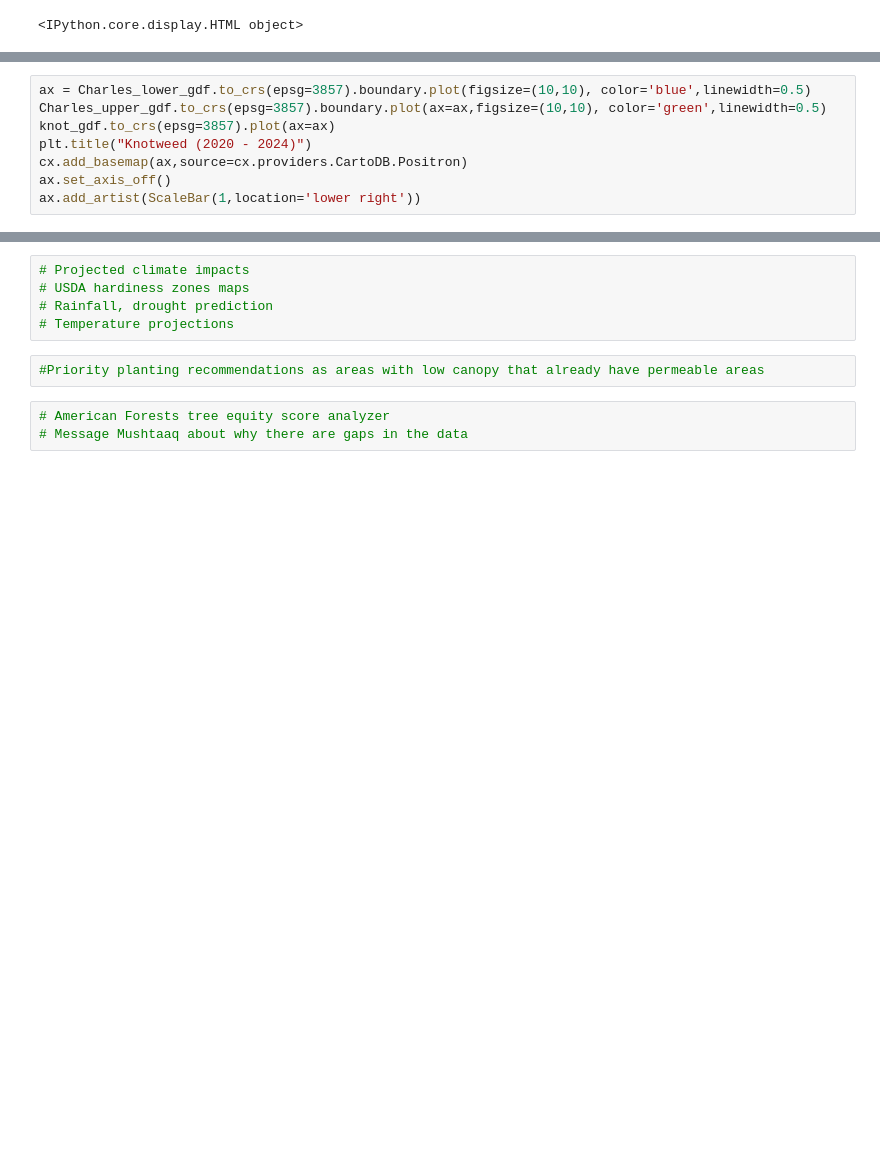
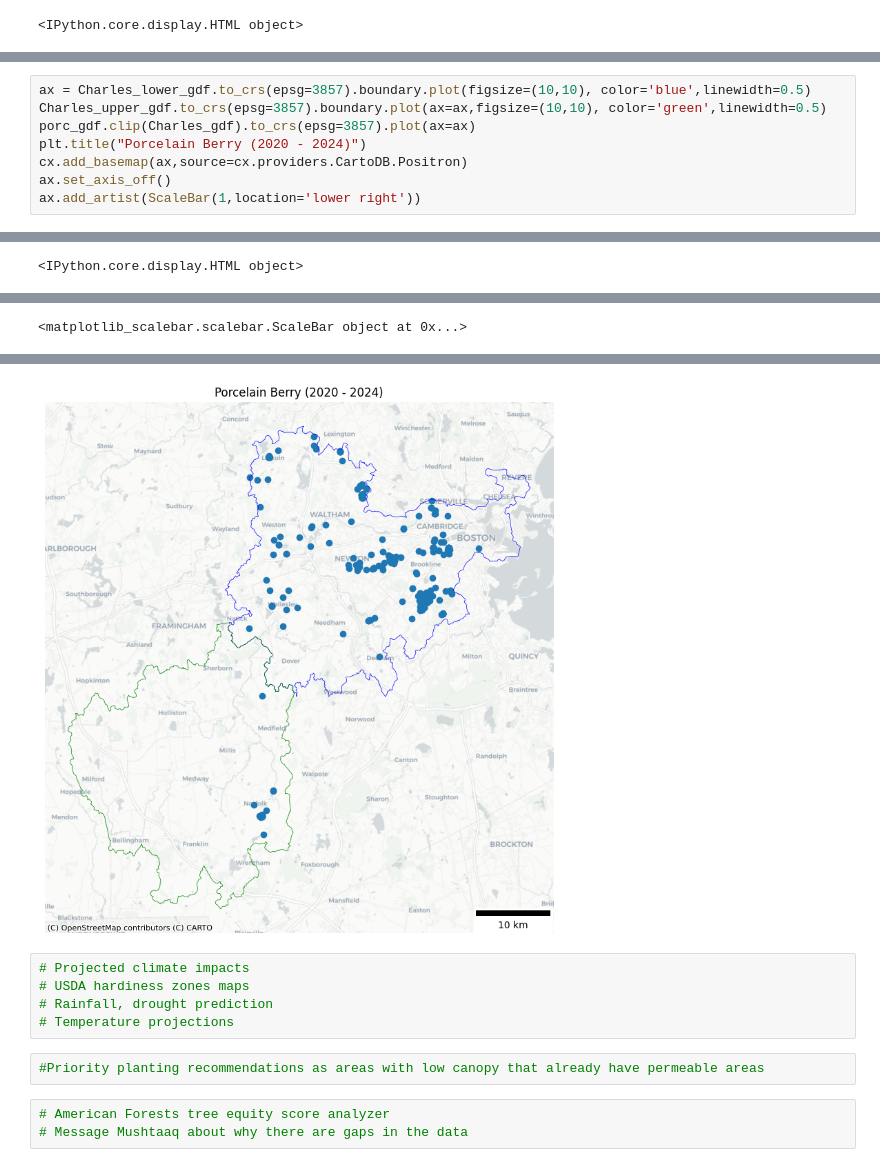
Before and after one commit to chad-fisher/CRWA-Regional-Tree-Planting-and-Protection-Plan, a Jupyter notebook: CodeNotebook.ipynb, the cells around one changed output, grey strips where cells are left out. Drawn from its saved outputs; the diff is of its cells as text; blank space fills up the shorter version.

```diff
--- a/CodeNotebook.ipynb
+++ b/CodeNotebook.ipynb
@@ -458,8 +455,9 @@ kudz_gdf=get_obs(years,kudzu)
 # %%
 ax = Charles_lower_gdf.to_crs(epsg=3857).boundary.plot(figsize=(10,10), color='blue',linewidth=0.5)
 Charles_upper_gdf.to_crs(epsg=3857).boundary.plot(ax=ax,figsize=(10,10), color='green',linewidth=0.5)
-knot_gdf.to_crs(epsg=3857).plot(ax=ax)
-plt.title("Knotweed (2020 - 2024)")
+porc_gdf.clip(Charles_gdf).to_crs(epsg=3857).plot(ax=ax)
+plt.title("Porcelain Berry (2020 - 2024)")
 cx.add_basemap(ax,source=cx.providers.CartoDB.Positron)
 ax.set_axis_off()
 ax.add_artist(ScaleBar(1,location='lower right'))
+# %% [output]
@@ -465,0 +465 @@ ax.add_artist(ScaleBar(1,location='lower right'))
+<IPython.core.display.HTML object>
@@ -465,0 +467 @@ ax.add_artist(ScaleBar(1,location='lower right'))
+<matplotlib_scalebar.scalebar.ScaleBar object at 0x...>
@@ -466,3 +469,4 @@ ax.add_artist(ScaleBar(1,location='lower right'))
+[figure, added]
 # %%
 # Projected climate impacts
 # USDA hardiness zones maps
```
Also changed, not shown: parts of 2 cells of this notebook.
